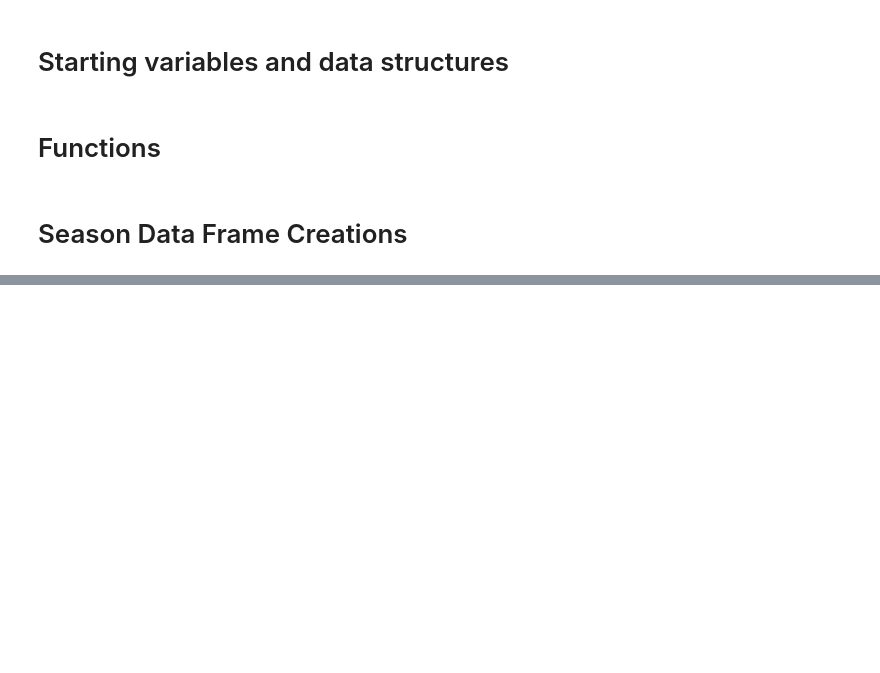
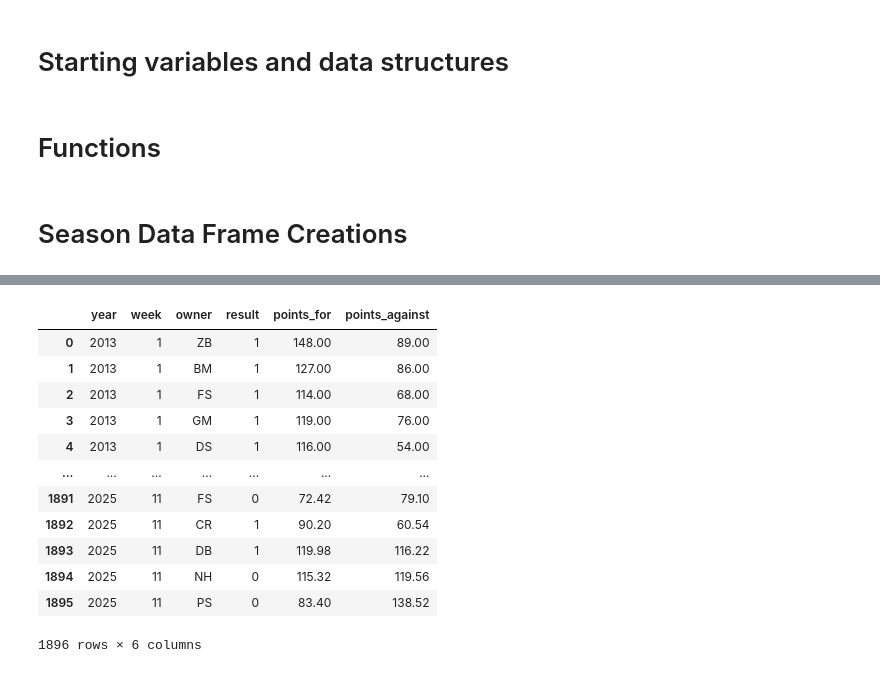
Before and after one commit to pselling520/dragons_league_data_2025, a Jupyter notebook: League Exploration.ipynb, the cells around one changed output, grey strips where cells are left out. Cells and saved outputs as stored; diff of their text form; code cells hidden in the pictures; blank space fills up the shorter version.

Commit message:
Adding league records
Added season records, points for, and points against

```diff
--- a/League Exploration.ipynb
+++ b/League Exploration.ipynb
@@ -240,0 +245,31 @@ league_matchup_history
+# %%
+regular_season_games = league_matchup_history[league_matchup_history['playoff_type'] == 'NONE']
+# %%
+home_game_df =regular_season_games[['year', 'week', 'home_owner', 'home_result', 'home_score', 'away_score']].copy()
+home_game_df.rename(columns={'home_owner': 'owner',
+                             'home_result': 'result',
+                             'home_score': 'points_for',
+                             'away_score': 'points_against'}, inplace=True)
+away_game_df =regular_season_games[['year', 'week', 'away_owner', 'away_result', 'away_score', 'home_score']].copy()
+away_game_df.rename(columns={'away_owner': 'owner',
+                             'away_result': 'result',
+                             'away_score': 'points_for',
+                             'home_score': 'points_against'}, inplace=True)
+
+regular_season_stacked = pd.concat([home_game_df, away_game_df], ignore_index=True)
+# %%
+regular_season_stacked
+# %% [output]
+|  | year | week | owner | result | points_for | points_against |
+| 0 | 2013 | 1 | ZB | 1 | 148.00 | 89.00 |
+| 1 | 2013 | 1 | BM | 1 | 127.00 | 86.00 |
+| 2 | 2013 | 1 | FS | 1 | 114.00 | 68.00 |
+| 3 | 2013 | 1 | GM | 1 | 119.00 | 76.00 |
+| 4 | 2013 | 1 | DS | 1 | 116.00 | 54.00 |
+| ... | ... | ... | ... | ... | ... | ... |
+| 1891 | 2025 | 11 | FS | 0 | 72.42 | 79.10 |
+| 1892 | 2025 | 11 | CR | 1 | 90.20 | 60.54 |
+| 1893 | 2025 | 11 | DB | 1 | 119.98 | 116.22 |
+| 1894 | 2025 | 11 | NH | 0 | 115.32 | 119.56 |
+| 1895 | 2025 | 11 | PS | 0 | 83.40 | 138.52 |
+1896 rows × 6 columns
```
Also changed, not shown: parts of 7 cells of this notebook.
